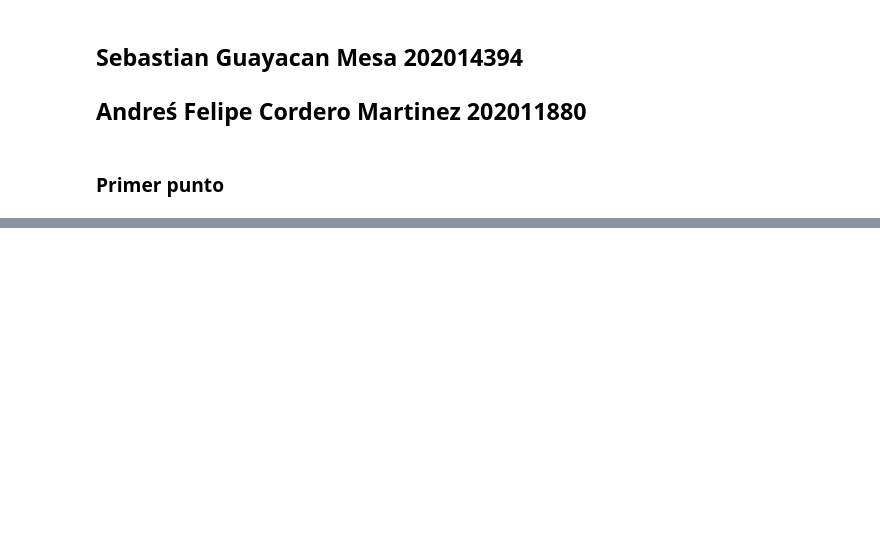
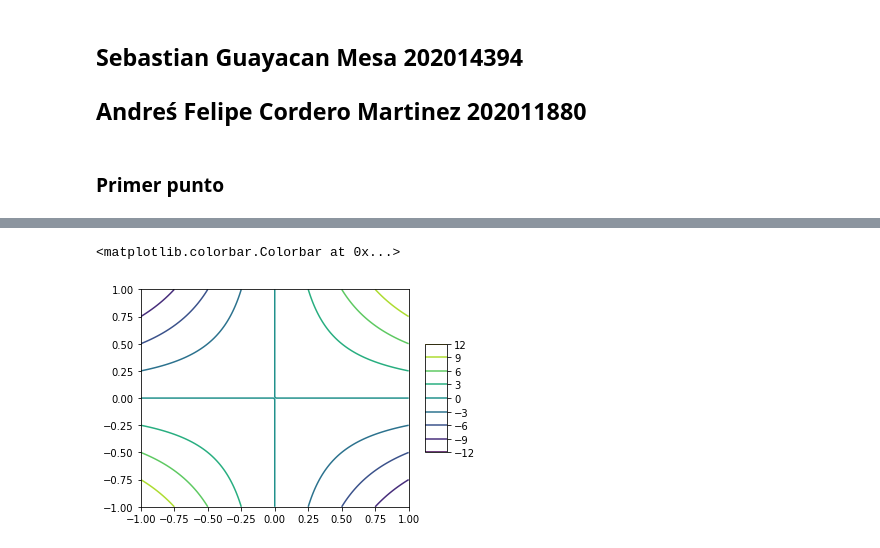
Before and after one commit to lab-optimizacion-202220/lab_formas_cuadraticas, a Jupyter notebook: formas_cuadraticas.ipynb, the cells around one changed output, grey strips where cells are left out. Cells and saved outputs as stored; diff of their text form; code cells hidden in the pictures; blank space fills up the shorter version.

```diff
--- a/formas_cuadraticas.ipynb
+++ b/formas_cuadraticas.ipynb
@@ -39,0 +51,8 @@ plt.colorbar(ax,shrink=0.5,aspect=5)
+# %%
+# A3
+Z3 = np.matmul(np.matmul(X1[0:2,:].T,A3),X1[0:2,:])
+ax=plt.contour(X1,Y1,Z3)
+plt.colorbar(ax,shrink=0.5,aspect=5)
+# %% [output]
+<matplotlib.colorbar.Colorbar at 0x...>
+[figure, added]
```
Also changed, not shown: parts of 17 cells of this notebook.
